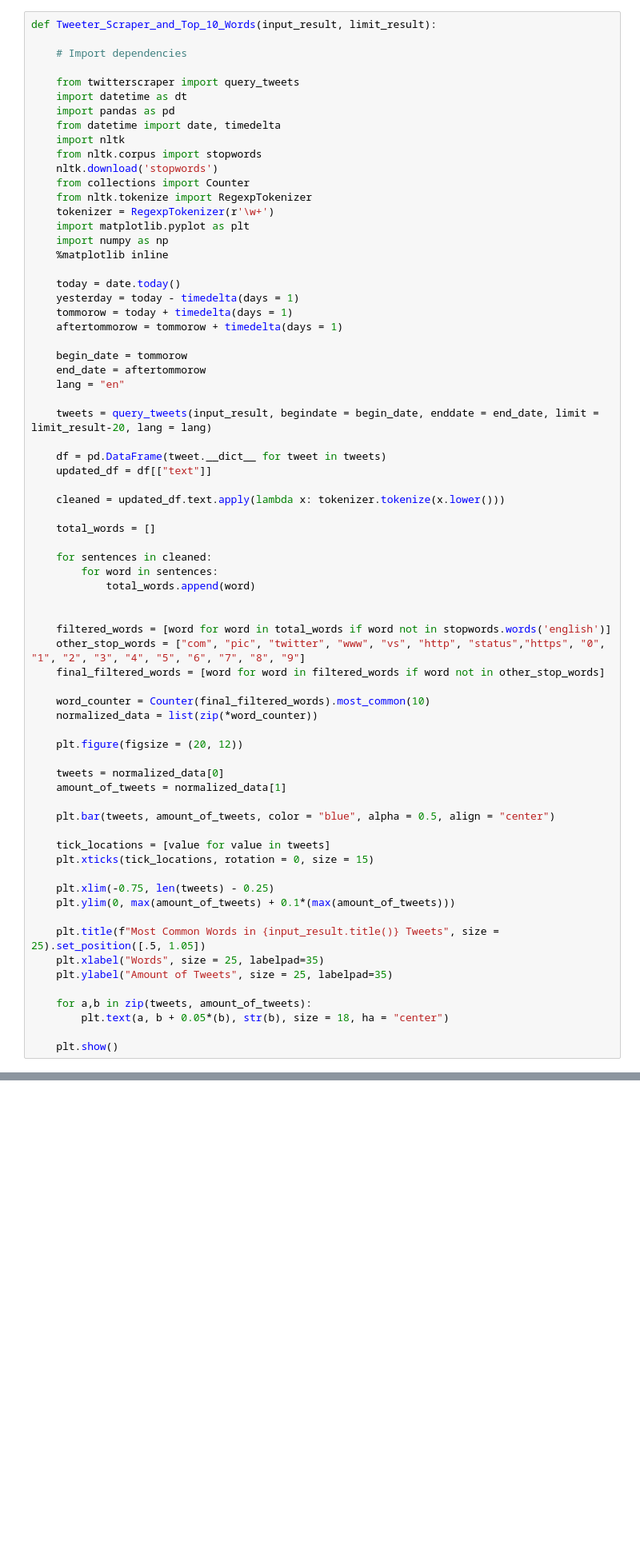
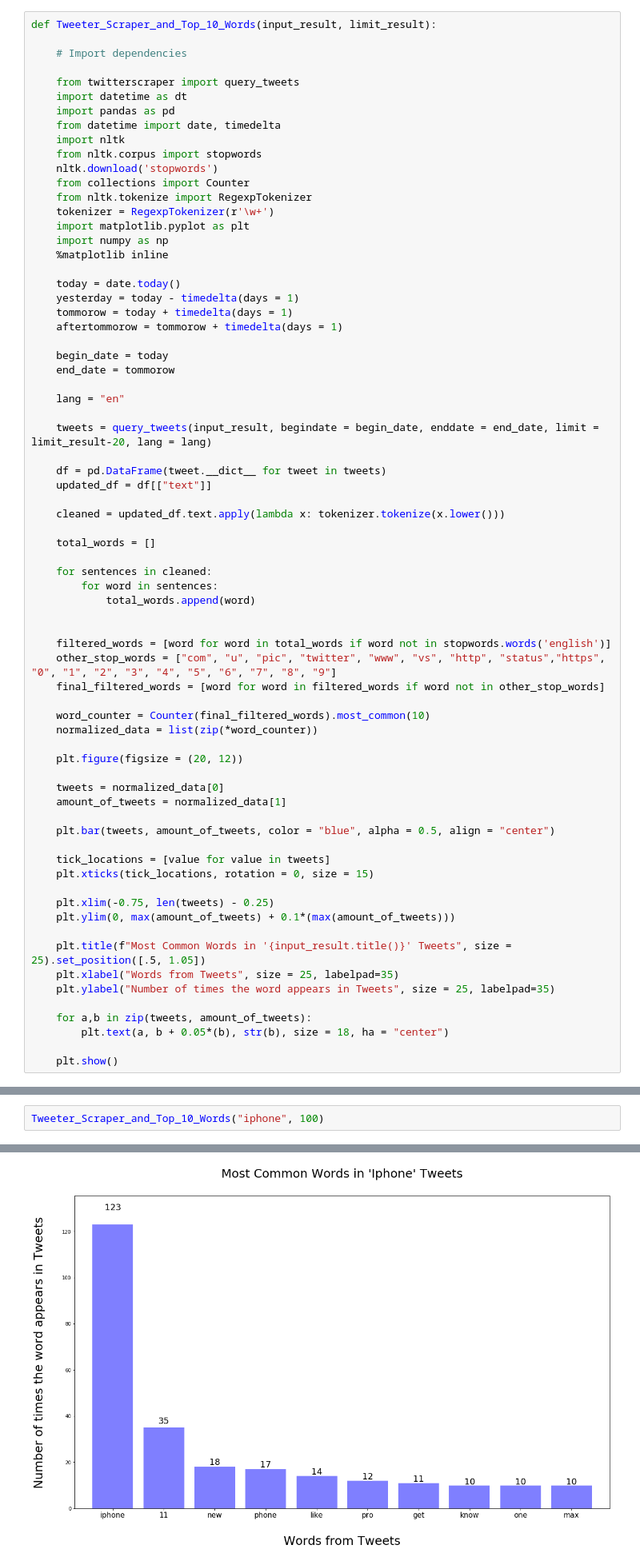
Before and after one commit to jklug34/twitter-sentimometer, a Jupyter notebook: Twitter_Scraper_and_Top_10_Words_Function.ipynb, the cells around one changed output, grey strips where cells are left out. Shown at 80% size. Drawn from its saved outputs; the diff is of its cells as text; blank space fills up the shorter version.

```diff
--- a/Twitter_Scraper_and_Top_10_Words_Function.ipynb
+++ b/Twitter_Scraper_and_Top_10_Words_Function.ipynb
@@ -28,8 +28,9 @@ def Tweeter_Scraper_and_Top_10_Words(input_result, limit_result):
     tommorow = today + timedelta(days = 1)
     aftertommorow = tommorow + timedelta(days = 1)
 
-    begin_date = tommorow
-    end_date = aftertommorow
+    begin_date = today
+    end_date = tommorow
+
     lang = "en"
 
     tweets = query_tweets(input_result, begindate = begin_date, enddate = end_date, limit = limit_result-20, lang = lang)
@@ -47,7 +48,7 @@ def Tweeter_Scraper_and_Top_10_Words(input_result, limit_result):
 
 
     filtered_words = [word for word in total_words if word not in stopwords.words('english')]
-    other_stop_words = ["com", "pic", "twitter", "www", "vs", "http", "status","https", "0", "1", "2", "3", "4", "5", "6", "7", "8", "9"]
+    other_stop_words = ["com", "u", "pic", "twitter", "www", "vs", "http", "status","https", "0", "1", "2", "3", "4", "5", "6", "7", "8", "9"]
     final_filtered_words = [word for word in filtered_words if word not in other_stop_words]
 
     word_counter = Counter(final_filtered_words).most_common(10)
@@ -66,9 +67,9 @@ def Tweeter_Scraper_and_Top_10_Words(input_result, limit_result):
     plt.xlim(-0.75, len(tweets) - 0.25)
     plt.ylim(0, max(amount_of_tweets) + 0.1*(max(amount_of_tweets)))
 
-    plt.title(f"Most Common Words in {input_result.title()} Tweets", size = 25).set_position([.5, 1.05])
-    plt.xlabel("Words", size = 25, labelpad=35)
-    plt.ylabel("Amount of Tweets", size = 25, labelpad=35)
+    plt.title(f"Most Common Words in '{input_result.title()}' Tweets", size = 25).set_position([.5, 1.05])
+    plt.xlabel("Words from Tweets", size = 25, labelpad=35)
+    plt.ylabel("Number of times the word appears in Tweets", size = 25, labelpad=35)
 
     for a,b in zip(tweets, amount_of_tweets):
         plt.text(a, b + 0.05*(b), str(b), size = 18, ha = "center")
@@ -86,0 +78,3 @@ INFO: Got 1000 tweets (1000 new).
+# %%
+Tweeter_Scraper_and_Top_10_Words("iphone", 100)
+# %% [output]
@@ -86,0 +86 @@ INFO: Got 1000 tweets (1000 new).
+[figure, added]
```
Also changed, not shown: parts of 2 cells of this notebook.
